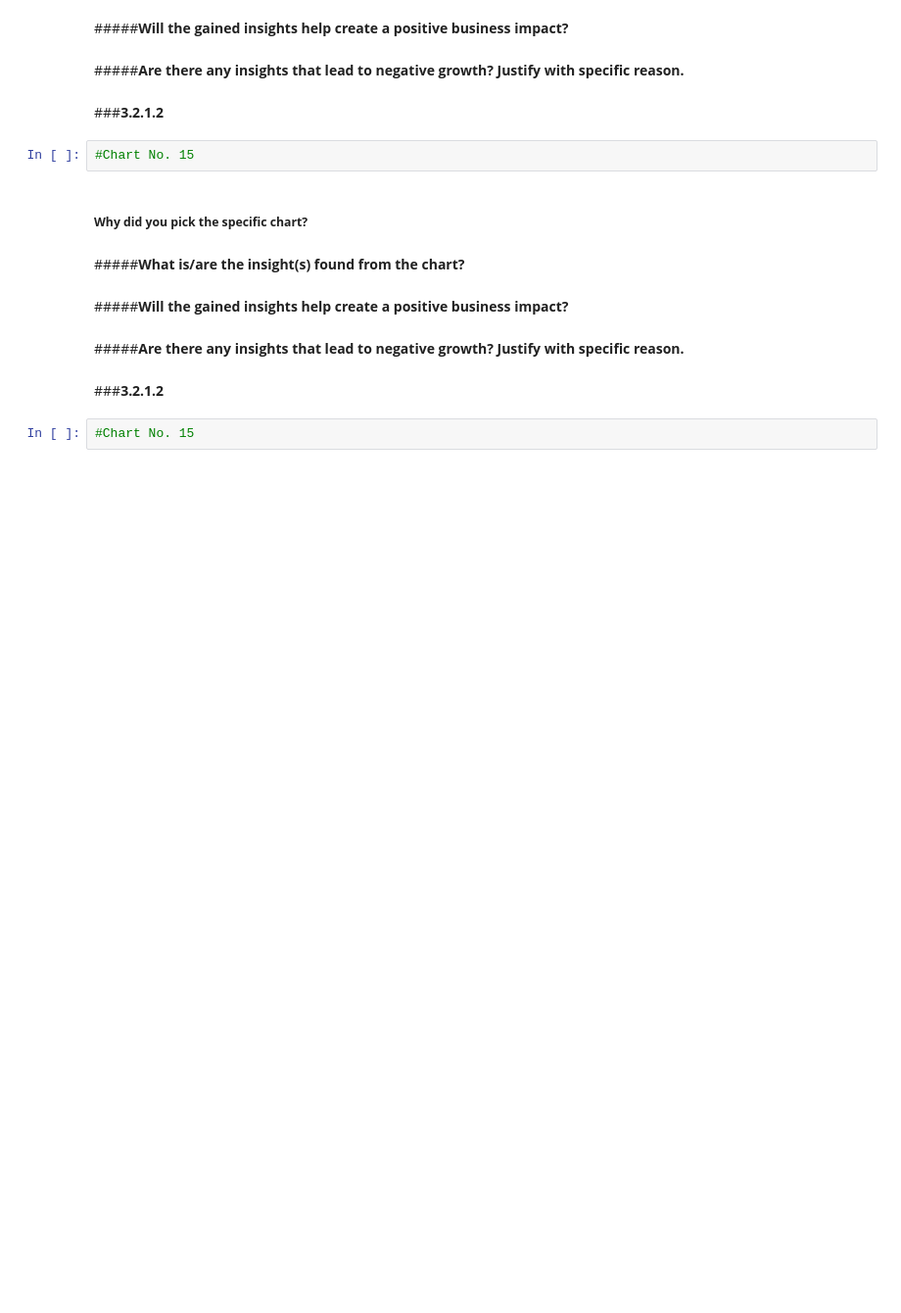
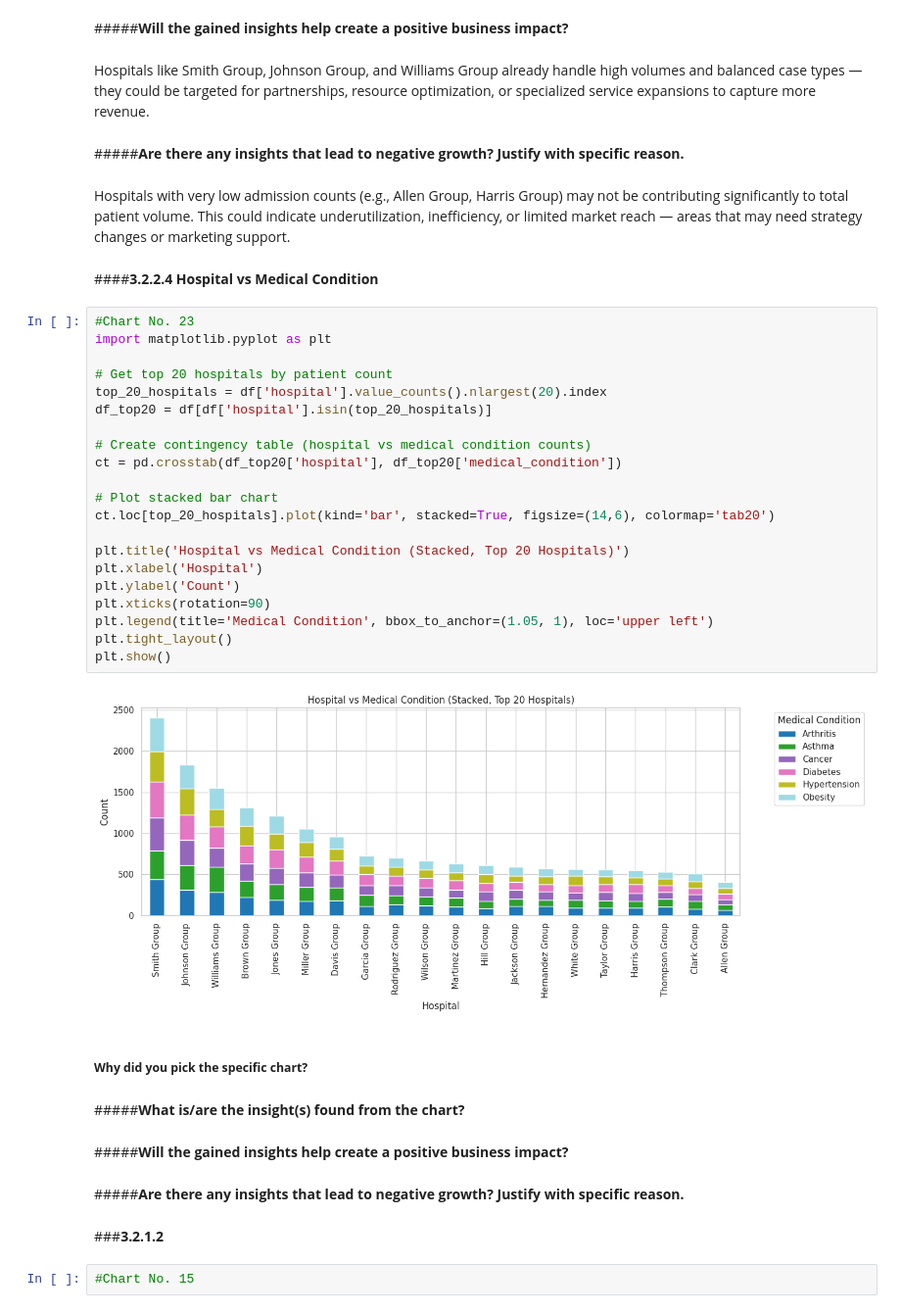
Before and after one commit to Sagarjain93/Healthcare, a Jupyter notebook: Healthcare.ipynb, the cells around one changed output. Shown at 98% size. Cells and saved outputs as stored; diff of their text form; blank space fills up the shorter version.

```diff
--- a/Healthcare.ipynb
+++ b/Healthcare.ipynb
@@ -1690,11 +1751,36 @@ Since all admission types have patients in older age brackets, the hospital may
 # %% [markdown]
 #####**Will the gained insights help create a positive business impact?**
+# %% [markdown]
+Hospitals like Smith Group, Johnson Group, and Williams Group already handle high volumes and balanced case types — they could be targeted for partnerships, resource optimization, or specialized service expansions to capture more revenue.
 # %% [markdown]
 #####**Are there any insights that lead to negative growth? Justify with specific reason.**
+# %% [markdown]
+Hospitals with very low admission counts (e.g., Allen Group, Harris Group) may not be contributing significantly to total patient volume. This could indicate underutilization, inefficiency, or limited market reach — areas that may need strategy changes or marketing support.
 # %% [markdown]
-###**3.2.1.2**
+####**3.2.2.4 Hospital vs Medical Condition**
-# %%
-#Chart No. 15
+# %%
+#Chart No. 23
+import matplotlib.pyplot as plt
+
+# Get top 20 hospitals by patient count
+top_20_hospitals = df['hospital'].value_counts().nlargest(20).index
+df_top20 = df[df['hospital'].isin(top_20_hospitals)]
+
+# Create contingency table (hospital vs medical condition counts)
+ct = pd.crosstab(df_top20['hospital'], df_top20['medical_condition'])
+
+# Plot stacked bar chart
+ct.loc[top_20_hospitals].plot(kind='bar', stacked=True, figsize=(14,6), colormap='tab20')
+
+plt.title('Hospital vs Medical Condition (Stacked, Top 20 Hospitals)')
+plt.xlabel('Hospital')
+plt.ylabel('Count')
+plt.xticks(rotation=90)
+plt.legend(title='Medical Condition', bbox_to_anchor=(1.05, 1), loc='upper left')
+plt.tight_layout()
+plt.show()
+# %% [output]
+[figure, added]
 # %% [markdown]
 ##### **Why did you pick the specific chart?**
 # %% [markdown]
```
Also changed, not shown: parts of 21 cells of this notebook.
